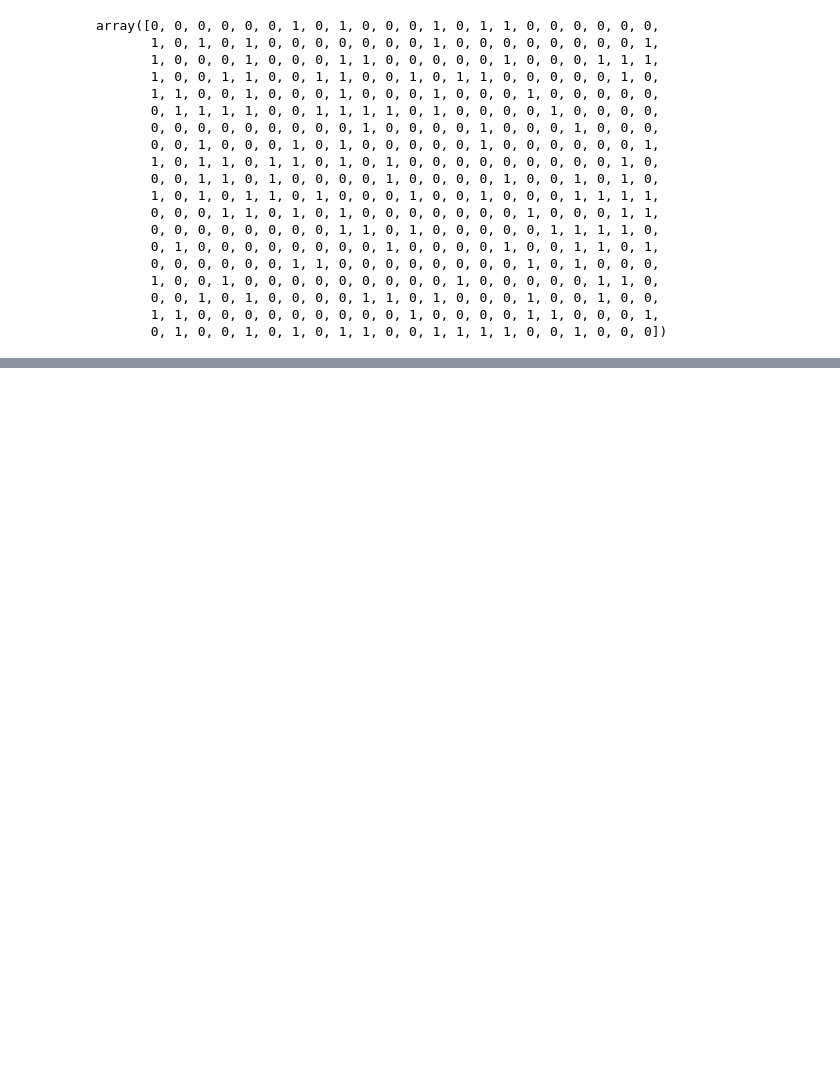
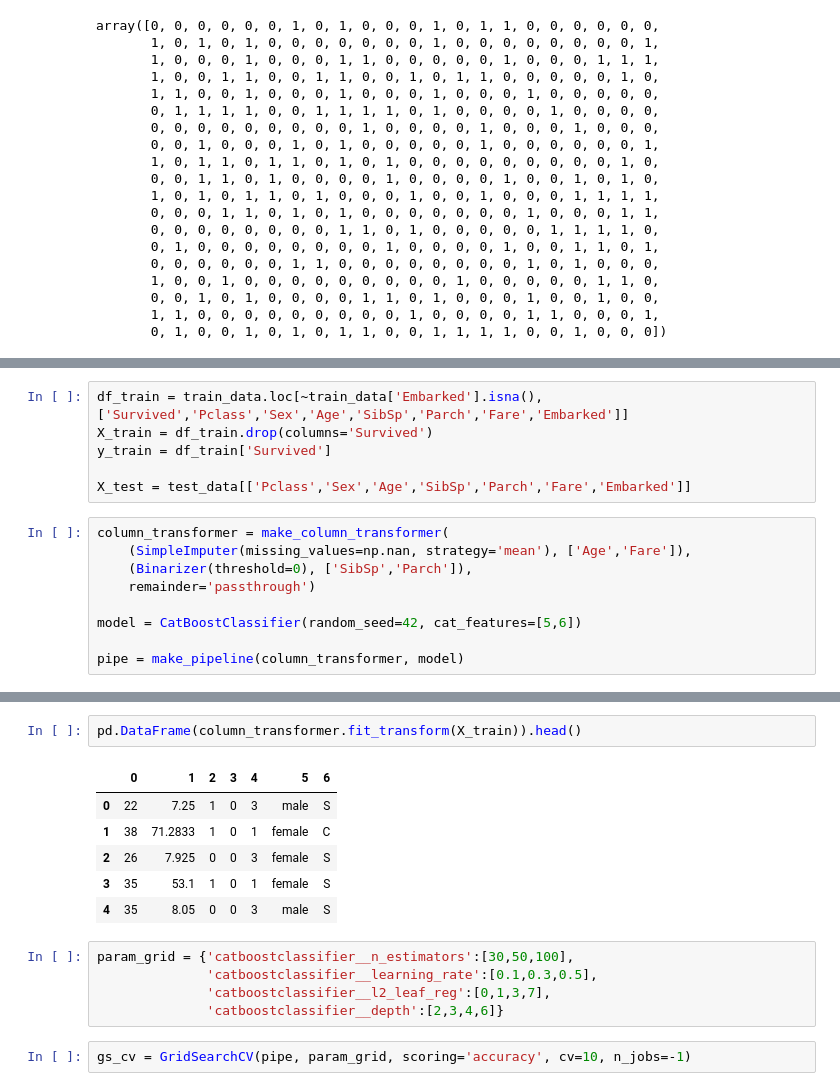
Before and after one commit to csar95/Kaggle-Titanic, a Jupyter notebook: ETL_&_Modeling_w_pipeline.ipynb, the cells around one changed output, grey strips where cells are left out. Cells and saved outputs as stored; diff of their text form; blank space fills up the shorter version.

Commit message:
Trying with CatBoostClassifier

```diff
--- a/ETL_&_Modeling_w_pipeline.ipynb
+++ b/ETL_&_Modeling_w_pipeline.ipynb
@@ -66,0 +77,15 @@ array([0, 0, 0, 0, 0, 0, 1, 0, 1, 0, 0, 0, 1, 0, 1, 1, 0, 0, 0, 0, 0, 0,
+# %%
+df_train = train_data.loc[~train_data['Embarked'].isna(), ['Survived','Pclass','Sex','Age','SibSp','Parch','Fare','Embarked']]
+X_train = df_train.drop(columns='Survived')
+y_train = df_train['Survived']
+
+X_test = test_data[['Pclass','Sex','Age','SibSp','Parch','Fare','Embarked']]
+# %%
+column_transformer = make_column_transformer(
+    (SimpleImputer(missing_values=np.nan, strategy='mean'), ['Age','Fare']),
+    (Binarizer(threshold=0), ['SibSp','Parch']),
+    remainder='passthrough')
+
+model = CatBoostClassifier(random_seed=42, cat_features=[5,6])
+
+pipe = make_pipeline(column_transformer, model)
@@ -66,0 +102,16 @@ array([0, 0, 0, 0, 0, 0, 1, 0, 1, 0, 0, 0, 1, 0, 1, 1, 0, 0, 0, 0, 0, 0,
+# %%
+pd.DataFrame(column_transformer.fit_transform(X_train)).head()
+# %% [output]
+|  | 0 | 1 | 2 | 3 | 4 | 5 | 6 |
+| 0 | 22 | 7.25 | 1 | 0 | 3 | male | S |
+| 1 | 38 | 71.2833 | 1 | 0 | 1 | female | C |
+| 2 | 26 | 7.925 | 0 | 0 | 3 | female | S |
+| 3 | 35 | 53.1 | 1 | 0 | 1 | female | S |
+| 4 | 35 | 8.05 | 0 | 0 | 3 | male | S |
+# %%
+param_grid = {'catboostclassifier__n_estimators':[30,50,100],
+              'catboostclassifier__learning_rate':[0.1,0.3,0.5],
+              'catboostclassifier__l2_leaf_reg':[0,1,3,7],
+              'catboostclassifier__depth':[2,3,4,6]}
+# %%
+gs_cv = GridSearchCV(pipe, param_grid, scoring='accuracy', cv=10, n_jobs=-1)
```
Also changed, not shown: parts of 14 cells of this notebook, 7 other files.
